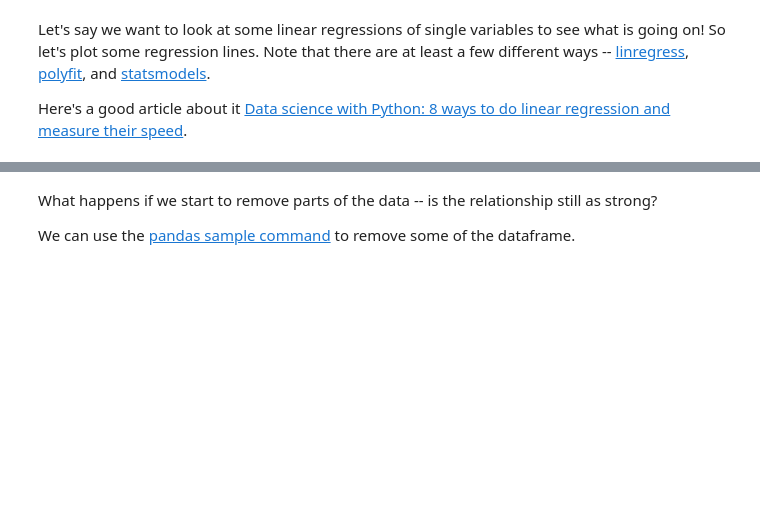
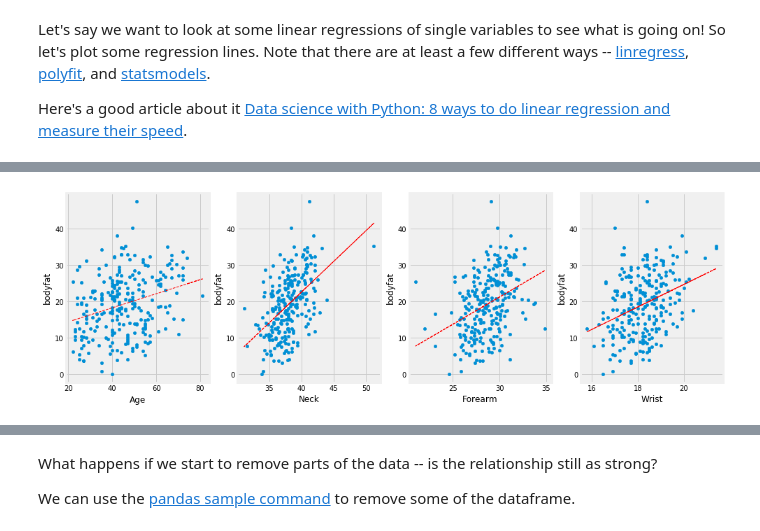
Before and after one commit to TulaneIntroDataScience/TulaneIntroDataScience.github.io, a Jupyter notebook: _notebooks/Lecture11-MissingData.ipynb, the cells around one changed output, grey strips where cells are left out. Cells and saved outputs as stored; diff of their text form; code cells hidden in the pictures; blank space fills up the shorter version.

```diff
--- a/_notebooks/Lecture11-MissingData.ipynb
+++ b/_notebooks/Lecture11-MissingData.ipynb
@@ -68,0 +82,12 @@ for i,o in enumerate(observations):
+# %%
+# Let's try the same data with polyfit -- note that poly fit can fit more complex functions.
+
+fig, ax = plt.subplots(1, 4, figsize=(15,5))
+
+for i,o in enumerate(observations):
+    x1, intercept = np.polyfit(df_penrose[o],df_penrose['bodyfat'], 1)
+    line = x1 * df_penrose[o] + intercept
+    df_penrose.plot.scatter(x=o, y='bodyfat', ax=ax[i])
+    ax[i].plot(df_penrose[o], line, lw=1, ls='--', color='red')
+# %% [output]
+[figure, added]
```
Also changed, not shown: parts of 19 cells of this notebook, 3 other files.
